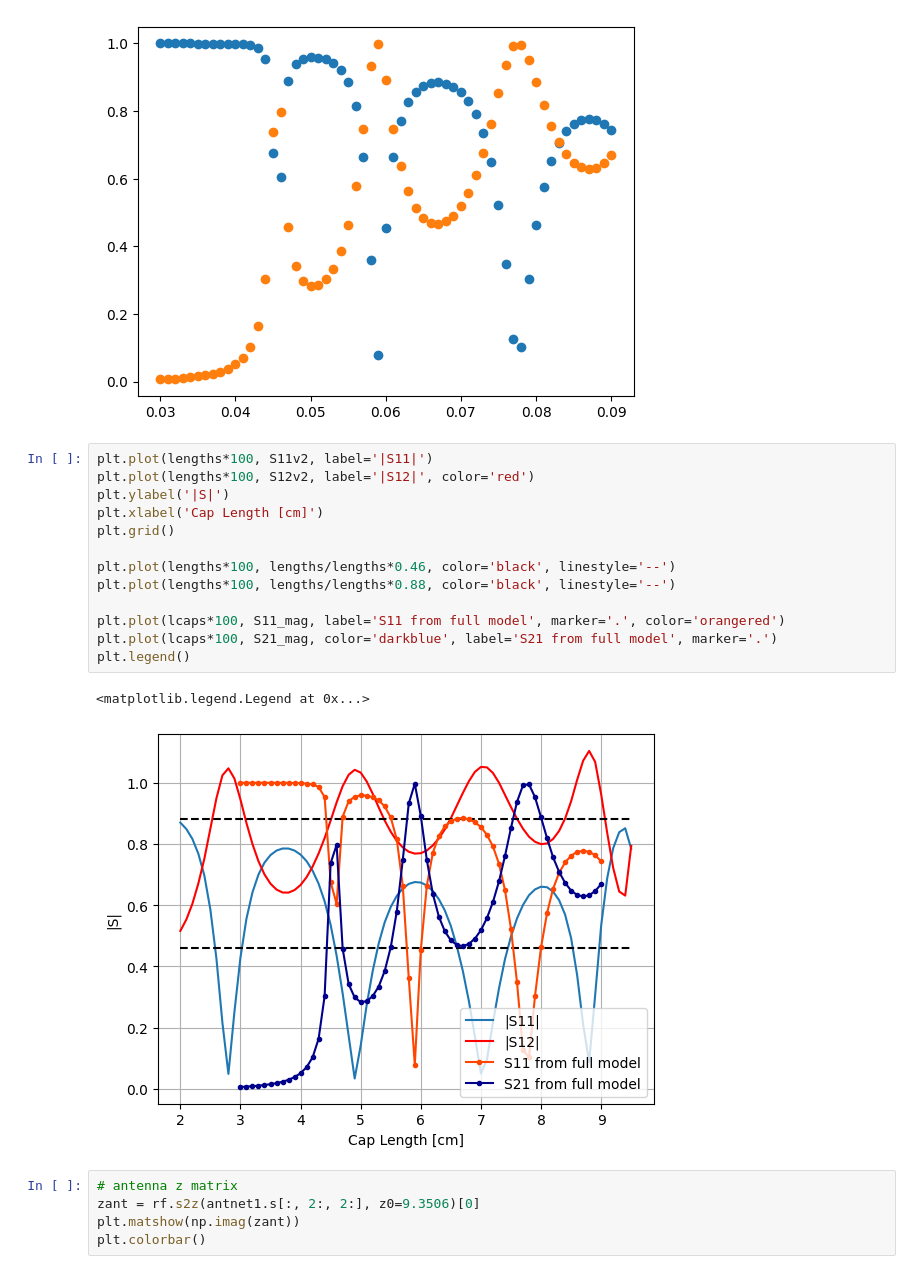
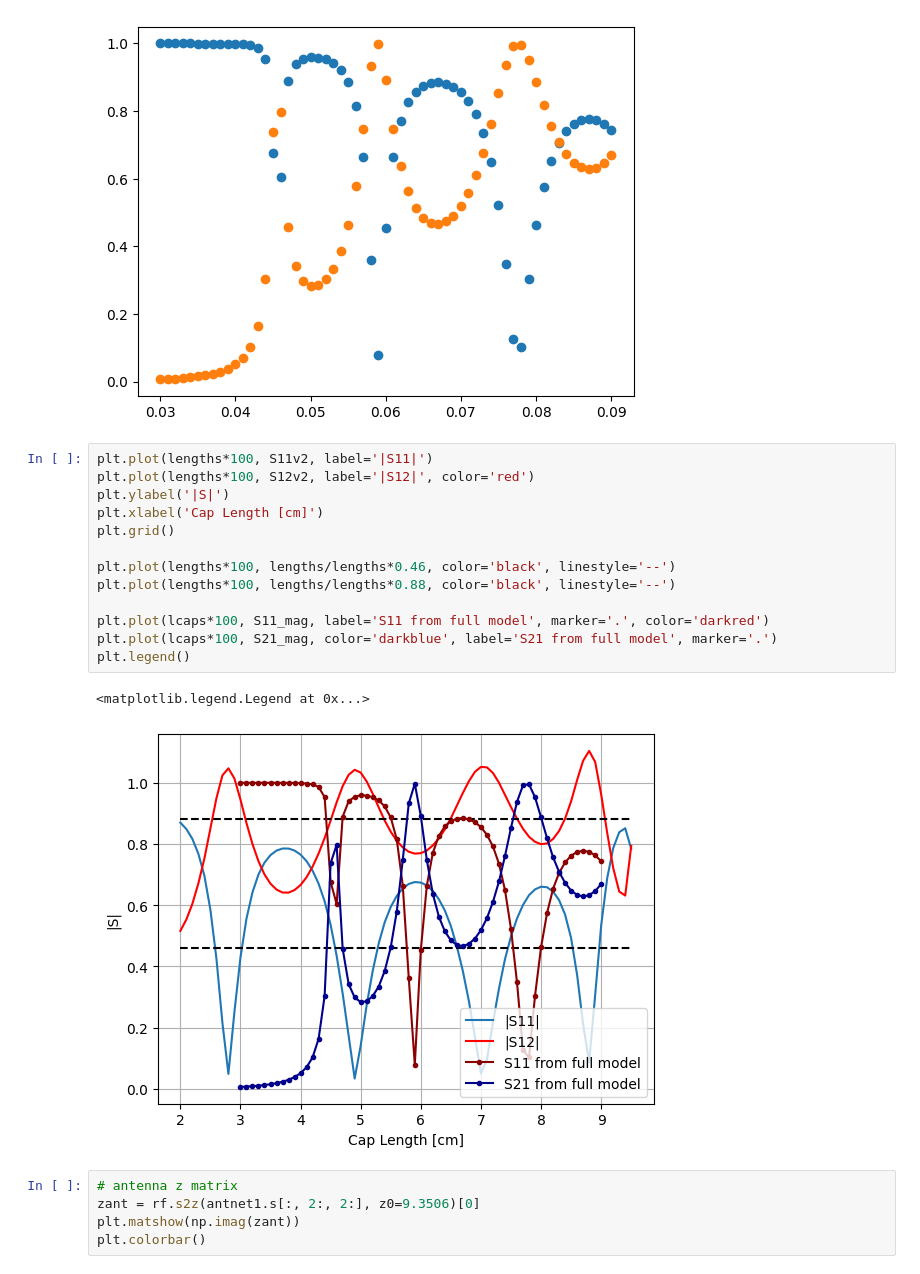
Before and after one commit to vandelij/TWA_circuit, a Jupyter notebook: Ricardo_Ispired.ipynb, the cells around one changed output. Cells and saved outputs as stored; diff of their text form.

```diff
--- a/Ricardo_Ispired.ipynb
+++ b/Ricardo_Ispired.ipynb
@@ -694,19 +694,19 @@ plt.scatter(lcaps, S21_mag)
 # %%
 plt.plot(lengths*100, S11v2, label='|S11|')
 plt.plot(lengths*100, S12v2, label='|S12|', color='red')
 plt.ylabel('|S|')
 plt.xlabel('Cap Length [cm]')
 plt.grid()
 
 plt.plot(lengths*100, lengths/lengths*0.46, color='black', linestyle='--')
 plt.plot(lengths*100, lengths/lengths*0.88, color='black', linestyle='--')
 
-plt.plot(lcaps*100, S11_mag, label='S11 from full model', marker='.', color='orangered')
+plt.plot(lcaps*100, S11_mag, label='S11 from full model', marker='.', color='darkred')
 plt.plot(lcaps*100, S21_mag, color='darkblue', label='S21 from full model', marker='.')
 plt.legend()
 # %% [output]
 <matplotlib.legend.Legend at 0x...>
-[figure, old version]
+[figure, new version]
 # %%
 # antenna z matrix
 zant = rf.s2z(antnet1.s[:, 2:, 2:], z0=9.3506)[0]
```
Also changed, not shown: 2 other files.
